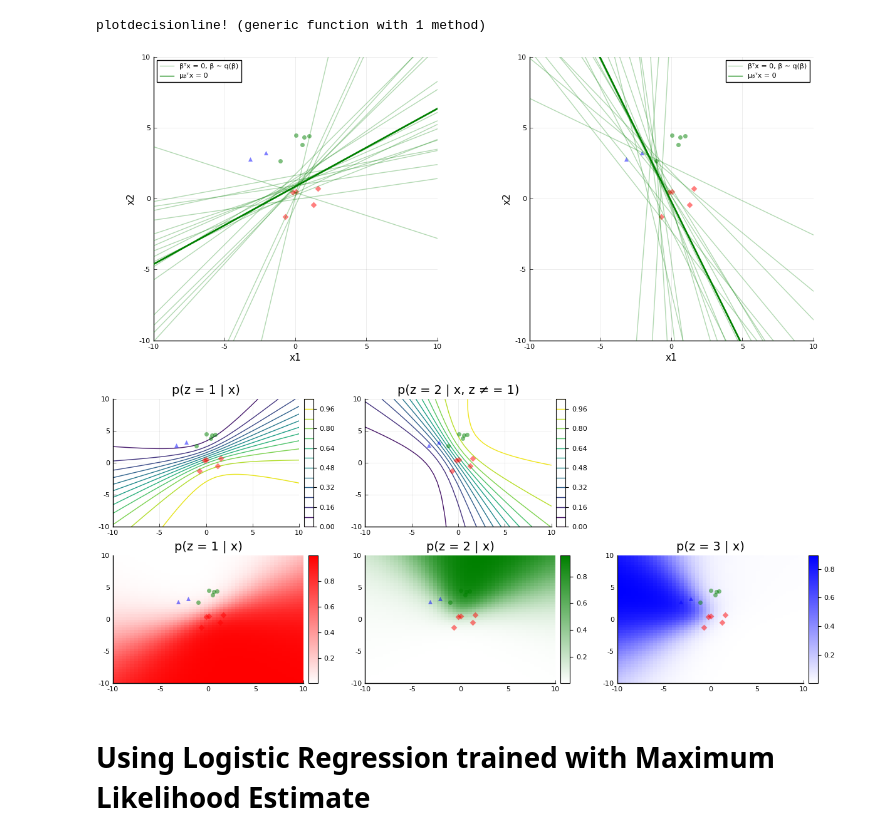
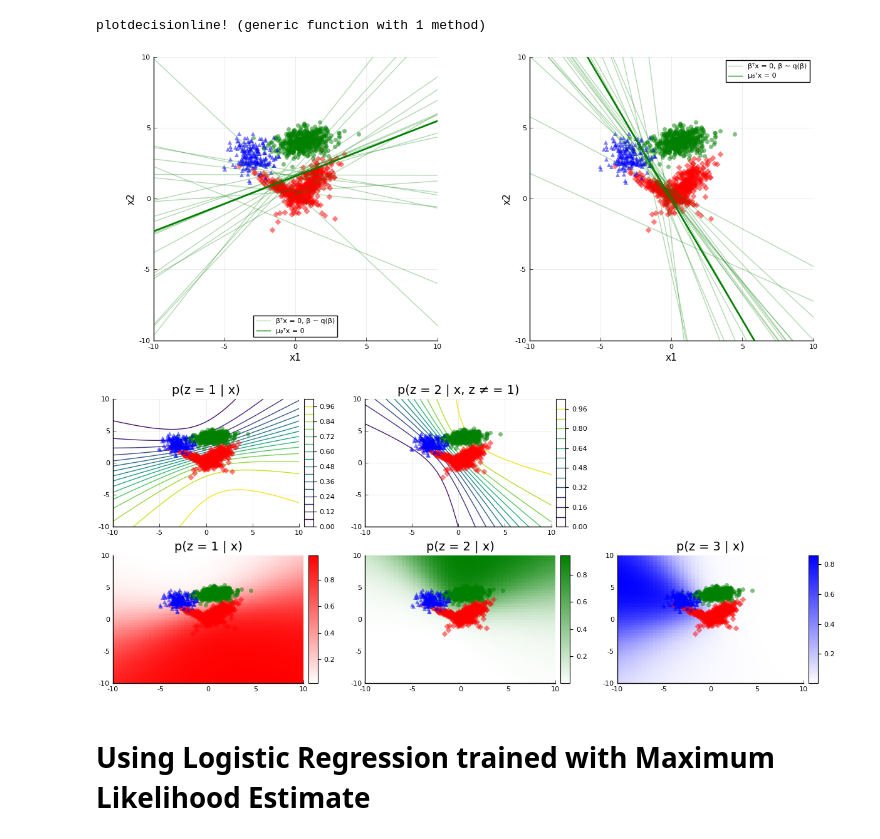
Before and after one commit to fnlandini/BayesianModels, a Jupyter notebook: examples/LogisticRegression.ipynb, the cells around one changed output. Saved outputs shown, nothing was run; the diff lists cells and outputs as text; code cells hidden in the pictures.

```diff
--- a/examples/LogisticRegression.ipynb
+++ b/examples/LogisticRegression.ipynb
@@ -37,28 +80,23 @@ function samplenormal(μ, Σ, size)
     μ .+ L * randn(2, size)
 end
 
-#sizecoeff = 1
 sizecoeff = 1
 
-x1 = hcat(samplenormal(μ1, Σ1, 3* sizecoeff), samplenormal(μ2, Σ2, 2 * sizecoeff))
-x2 = samplenormal(μ3, Σ3, 5  * sizecoeff)
-x3 = samplenormal(μ4, Σ4, 2  * sizecoeff)
+x1_train = hcat(samplenormal(μ1, Σ1, 3* sizecoeff), samplenormal(μ2, Σ2, 2 * sizecoeff))
+x2_train = samplenormal(μ3, Σ3, 5  * sizecoeff)
+x3_train = samplenormal(μ4, Σ4, 2  * sizecoeff)
 
-# x1 = randn(2, 2 * sizecoeff) .- 5
-# x2 = randn(2, 2 * sizecoeff)
-# x3 = randn(2, 2 * sizecoeff) .+ 5
-
-X = hcat(x1, x2, x3)
-z = vcat(ones(Int64, size(x1, 2)), ones(Int64, size(x2, 2)) * 2,
-         ones(Int64, size(x3, 2)) * 3)
+X_train = hcat(x1_train, x2_train, x3_train)
+z_train = vcat(ones(Int64, size(x1_train, 2)), ones(Int64, size(x2_train, 2)) * 2,
+         ones(Int64, size(x3_train, 2)) * 3)
 
 
-function plotdata!(p, x1, x2, x3)
-    scatter!(p, x1[1, :], x1[2, :], label=nothing, marker = (:diamond, 5, 0.5, :red, stroke(0)))
-    scatter!(p, x2[1, :], x2[2, :], label=nothing, marker = (:circle, 5, 0.5, :green, stroke(0)))
-    scatter!(p, x3[1, :], x3[2, :], label=nothing, marker = (:utriangle, 5, 0.5, :blue, stroke(0)))
+function plotdata!(p, x1_train, x2_train, x3_train)
+    scatter!(p, x1_train[1, :], x1_train[2, :], label=nothing, marker = (:diamond, 5, 0.5, :red, stroke(0)))
+    scatter!(p, x2_train[1, :], x2_train[2, :], label=nothing, marker = (:circle, 5, 0.5, :green, stroke(0)))
+    scatter!(p, x3_train[1, :], x3_train[2, :], label=nothing, marker = (:utriangle, 5, 0.5, :blue, stroke(0)))
 end
 
 p = plot(size=(500, 500), xlims=(-10, 10), ylims=(-10, 10))
-plotdata!(p, x1, x2, x3)
+plotdata!(p, x1_train, x2_train, x3_train)
 # %% [output]
@@ -188,7 +226,7 @@ pdec1 = plot(
     ylabel="x2"
 )
 
-plotdata!(pdec1, x1, x2, x3)
+plotdata!(pdec1, x1_test, x2_test, x3_test)
 
 for i in 1:20
     sβ = sampleβ(μᵦ, Σᵦ)
@@ -208,35 +246,35 @@ plotdecisionline!(pdec1, w, w₀, line = (:green), linewidth=2, label="μᵦᵀx
 
 μᵦ = model.stickbreaking[2].β.posterior.μ
 Σᵦ = model.stickbreaking[2].β.posterior.Σ
 
 pdec2 = plot(
     size=(500, 500),
     aspect_ratio=:equal,
     xlims=(-10, 10),
     ylims=(-10, 10),
     xlabel="x1",
     ylabel="x2"
 )
 
-plotdata!(pdec2, x1, x2, x3)
+plotdata!(pdec2, x1_test, x2_test, x3_test)
 
 for i in 1:20
     sβ = sampleβ(μᵦ, Σᵦ)
     w = sβ[1:2]
     w₀ = model.stickbreaking[2].hasbias ? sβ[end] : 0.
 
     label = i > 1 ? "" : "βᵀx = 0, β ∼ q(β)"
     plotdecisionline!(pdec2, w, w₀, line = (:green, 0.3), label=label)
 end
 
 w = μᵦ[1:2]
 w₀ = model.stickbreaking[2].hasbias ? μᵦ[end] : 0.
 plotdecisionline!(pdec2, w, w₀, line = (:green), linewidth=2, label="μᵦᵀx = 0")
 
 l = @layout [a b]
 plot(pdec1, pdec2, layout = l, size = (1200, 500))
 # %% [output]
-[figure, old version]
+[figure, new version]
 # %%
 # Resolution for plotting the decision region
 res = 50
@@ -266,7 +304,7 @@ ppredict1 = heatmap(
     ylims = (-10, 10),
     c = cgrad([:white, :red])
 )
-plotdata!(ppredict1, x1, x2, x3)
+plotdata!(ppredict1, x1_test, x2_test, x3_test)
 
 
 ppredict1_1 = plot(
@@ -278,7 +316,7 @@ ppredict1_1 = plot(
     ylims = (-10, 10),
     c = :viridis
 )
-plotdata!(ppredict1_1, x1, x2, x3)
+plotdata!(ppredict1_1, x1_test, x2_test, x3_test)
 
 #################################
 # Plotting p(z = 3 | x) and p(z = 2 | x, z ≠ 1)
@@ -292,7 +330,7 @@ ppredict2 = heatmap(
     ylims = (-10, 10),
     c = cgrad([:white, :green])
 )
-plotdata!(ppredict2, x1, x2, x3)
+plotdata!(ppredict2, x1_test, x2_test, x3_test)
 
 ppredict2_1 = plot(
     title = "p(z = 2 | x, z ≠ = 1)",
@@ -303,7 +341,7 @@ ppredict2_1 = plot(
     ylims = (-10, 10),
     c = :viridis
 )
-plotdata!(ppredict2_1, x1, x2, x3)
+plotdata!(ppredict2_1, x1_test, x2_test, x3_test)
 
 #################################
 # Plotting p(z = 3 | x)
@@ -318,7 +356,7 @@ ppredict3 = heatmap(
     #c = :viridis
     c = cgrad([:white, :blue])
 )
-plotdata!(ppredict3, x1, x2, x3)
+plotdata!(ppredict3, x1_test, x2_test, x3_test)
 
 
 ppredict3_12 = plot(legend=false,grid=false,foreground_color_subplot=:white)  # create subplot to be blank
@@ -326,7 +364,7 @@ ppredict3_12 = plot(legend=false,grid=false,foreground_color_subplot=:white)  #
 l = @layout [a b c; d e f]
 plot(ppredict1_1, ppredict2_1, ppredict3_12, ppredict1, ppredict2, ppredict3, layout = l, size = (1200, 500))
 # %% [output]
-[figure, old version]
+[figure, new version]
 # %% [markdown]
 # Using Logistic Regression trained with Maximum Likelihood Estimate
 # %%
```
Also changed, not shown: parts of 34 cells of this notebook.
